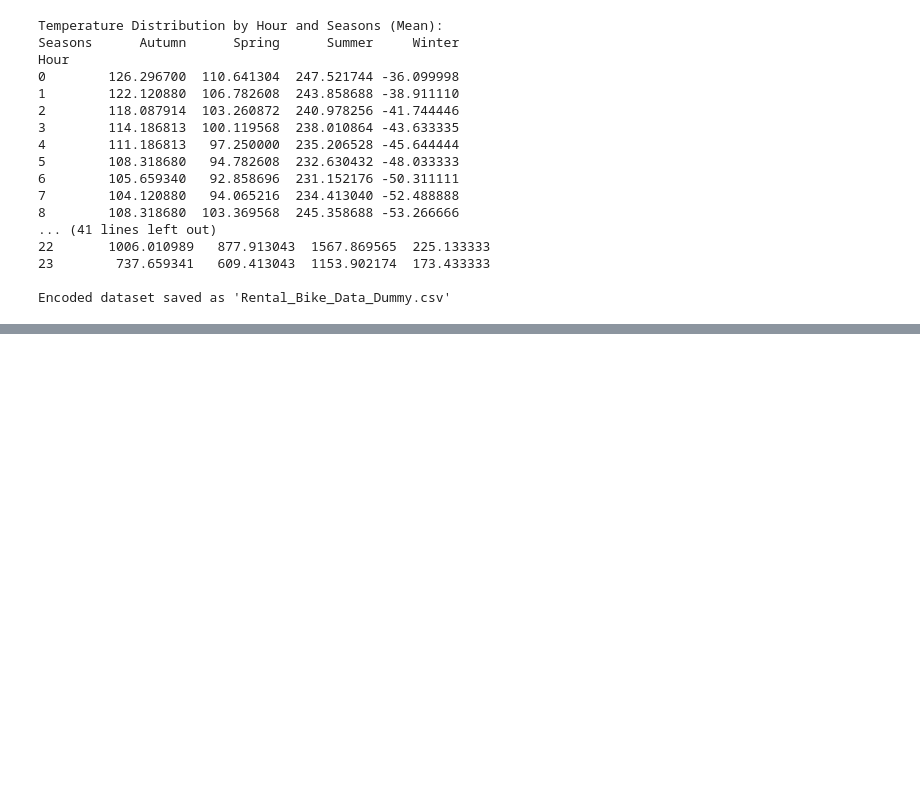
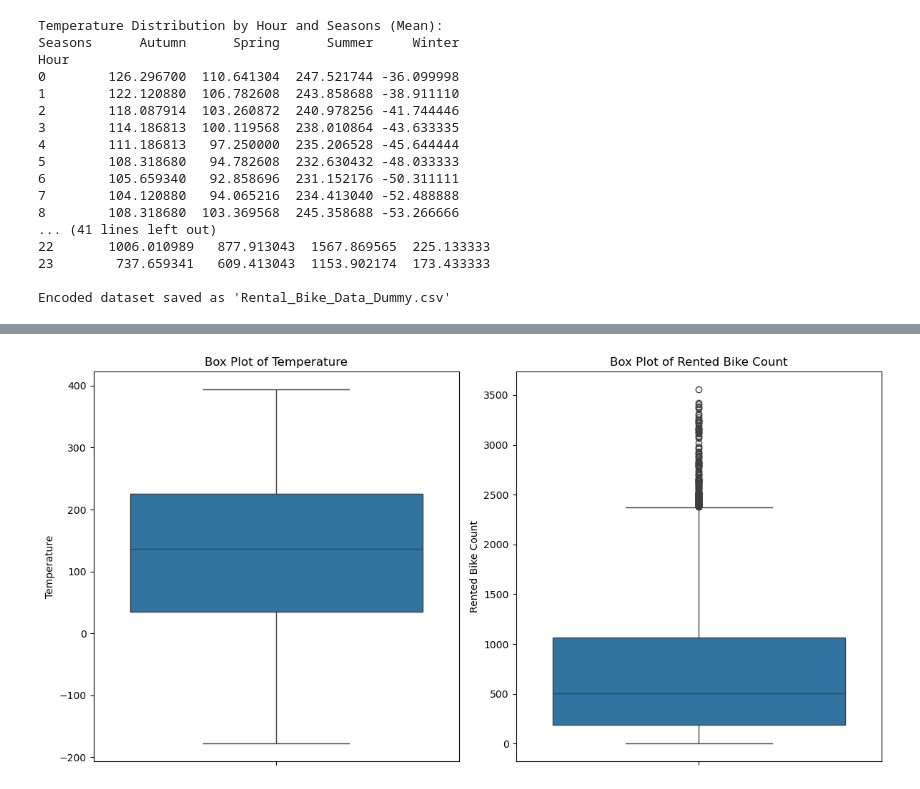
Before and after one commit to aliehs111/incremental_capstone_U2, a Jupyter notebook: u2_incremental_capstone.ipynb, the cells around one changed output, grey strips where cells are left out. Saved outputs shown, nothing was run; the diff lists cells and outputs as text; code cells hidden in the pictures; blank space fills up the shorter version.

```diff
--- a/u2_incremental_capstone.ipynb
+++ b/u2_incremental_capstone.ipynb
@@ -255,0 +290,18 @@ Encoded dataset saved as 'Rental_Bike_Data_Dummy.csv'
+# %%
+# Box plot to identify outliers in Temperature and Rented Bike Count
+plt.figure(figsize=(12,6))
+
+plt.subplot(1, 2, 1)
+sns.boxplot(y='Temperature', data=df)
+plt.title("Box Plot of Temperature")
+
+plt.subplot(1, 2, 2)
+sns.boxplot(y='Rented Bike Count', data=df)
+plt.title("Box Plot of Rented Bike Count")
+
+plt.tight_layout()
+# Save the plot
+plt.savefig("boxplots_temperature_rentals.png")
+plt.show()
+# %% [output]
+[figure, added]
```
Also changed, not shown: parts of 4 cells of this notebook, 4 other files.
